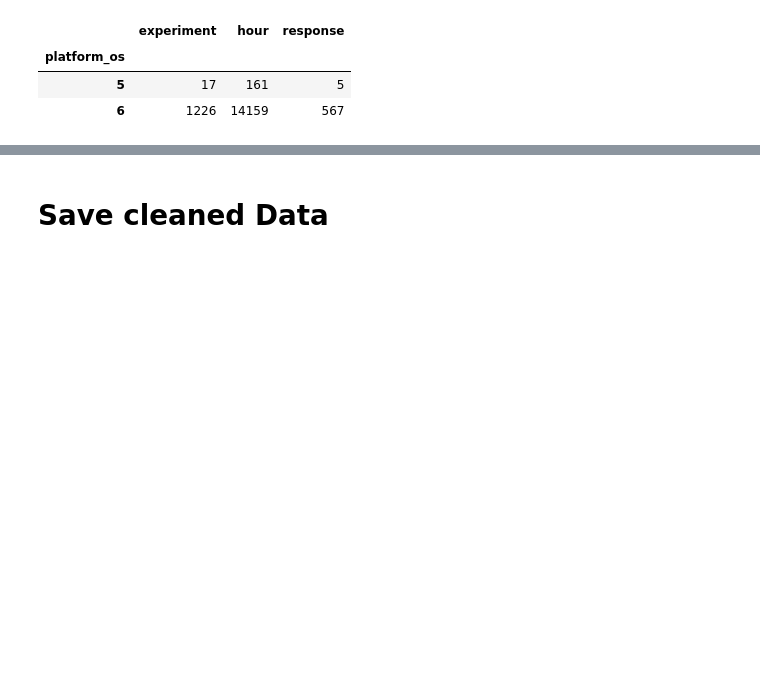
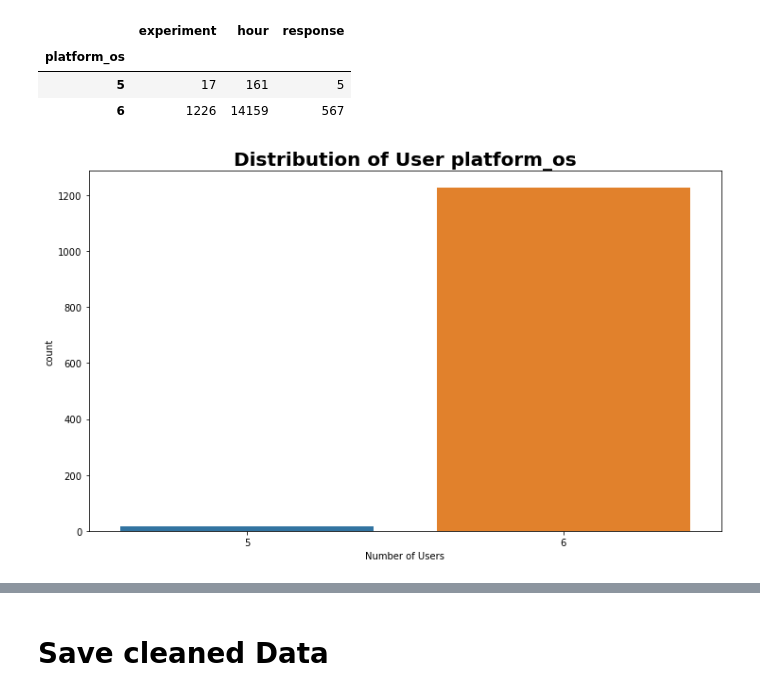
Before and after one commit to dagmawiii03/Ab_Hypothesis_Testing, a Jupyter notebook: Notebooks/Data_Exploration.ipynb, the cells around one changed output, grey strips where cells are left out. Drawn from its saved outputs; the diff is of its cells as text; code cells hidden in the pictures; blank space fills up the shorter version.

```diff
--- a/Notebooks/Data_Exploration.ipynb
+++ b/Notebooks/Data_Exploration.ipynb
@@ -307,3 +311,7 @@ os_group_df
 | platform_os |  |  |  |
 | 5 | 17 | 161 | 5 |
 | 6 | 1226 | 14159 | 567 |
+# %%
+draw.plot_count(combined_df, 'platform_os')
+# %% [output]
+[figure, added]
```
Also changed, not shown: parts of 9 cells of this notebook, 2 other files.
